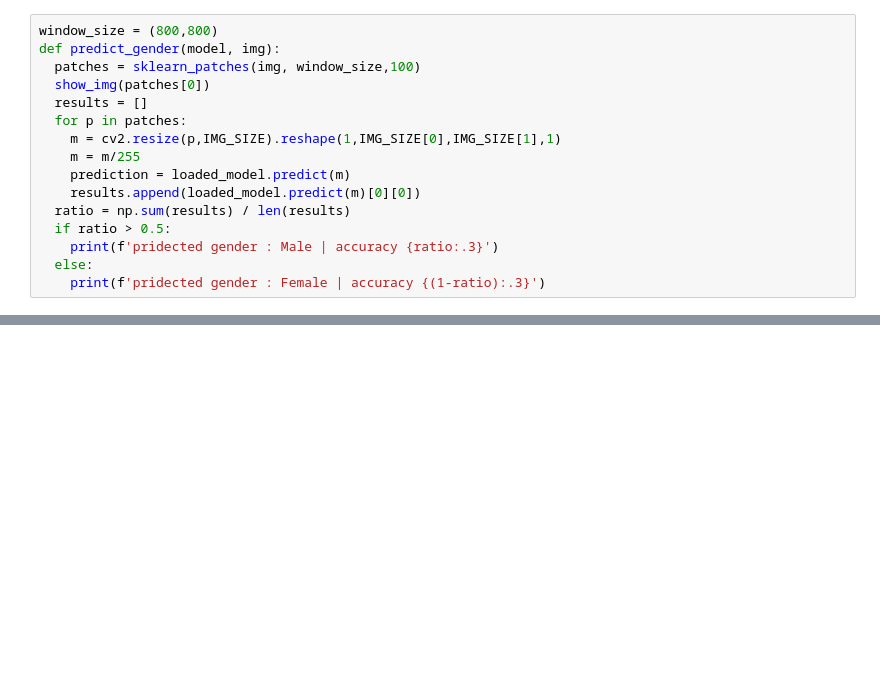
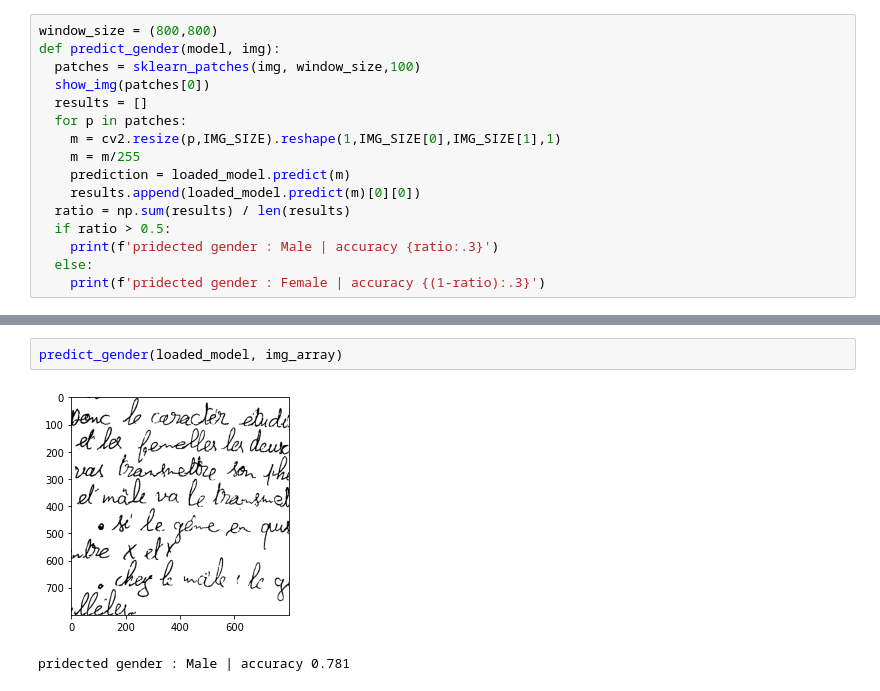
Before and after one commit to ismailnajah/Gender_Prediction_from_handwritting_using_CNN_model, a Jupyter notebook: CNN_Model_gender_prediction_from_handwritting.ipynb, the cells around one changed output, grey strips where cells are left out. Cells and saved outputs as stored; diff of their text form; blank space fills up the shorter version.

```diff
--- a/CNN_Model_gender_prediction_from_handwritting.ipynb
+++ b/CNN_Model_gender_prediction_from_handwritting.ipynb
@@ -488,0 +501,5 @@ pridected gender : Female | accuracy 0.74
+# %%
+predict_gender(loaded_model, img_array)
+# %% [output]
+[figure, added]
+pridected gender : Male | accuracy 0.781
```
Also changed, not shown: parts of 5 cells of this notebook.
